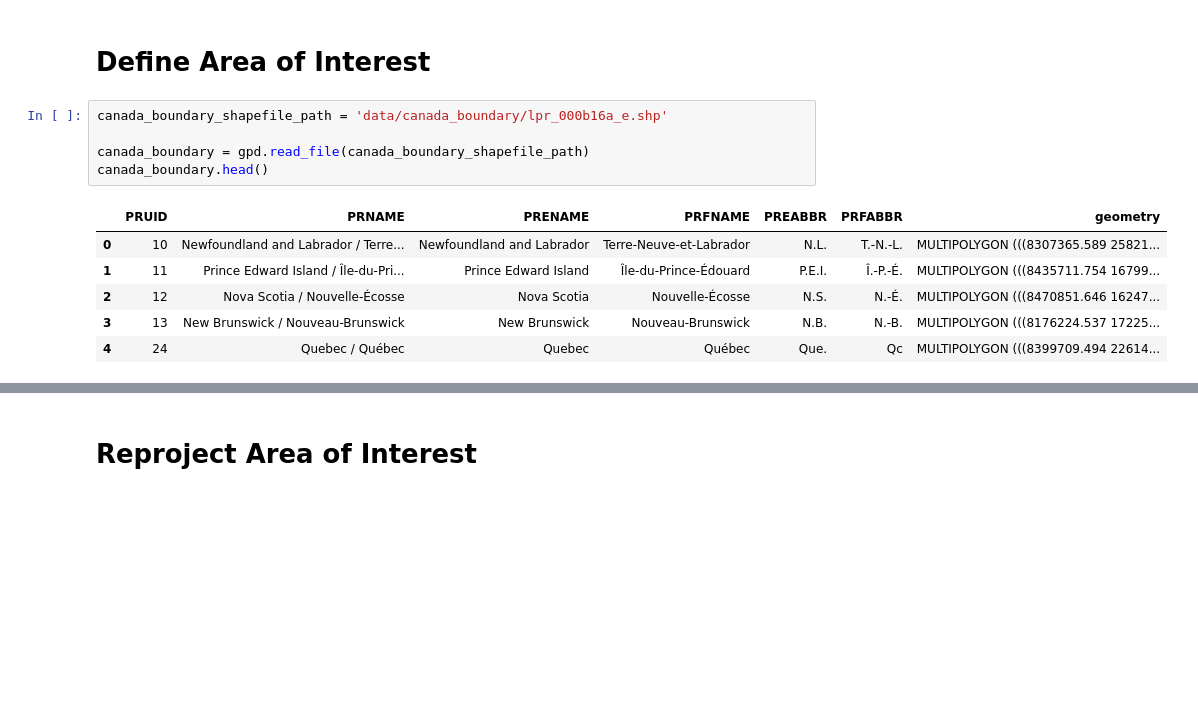
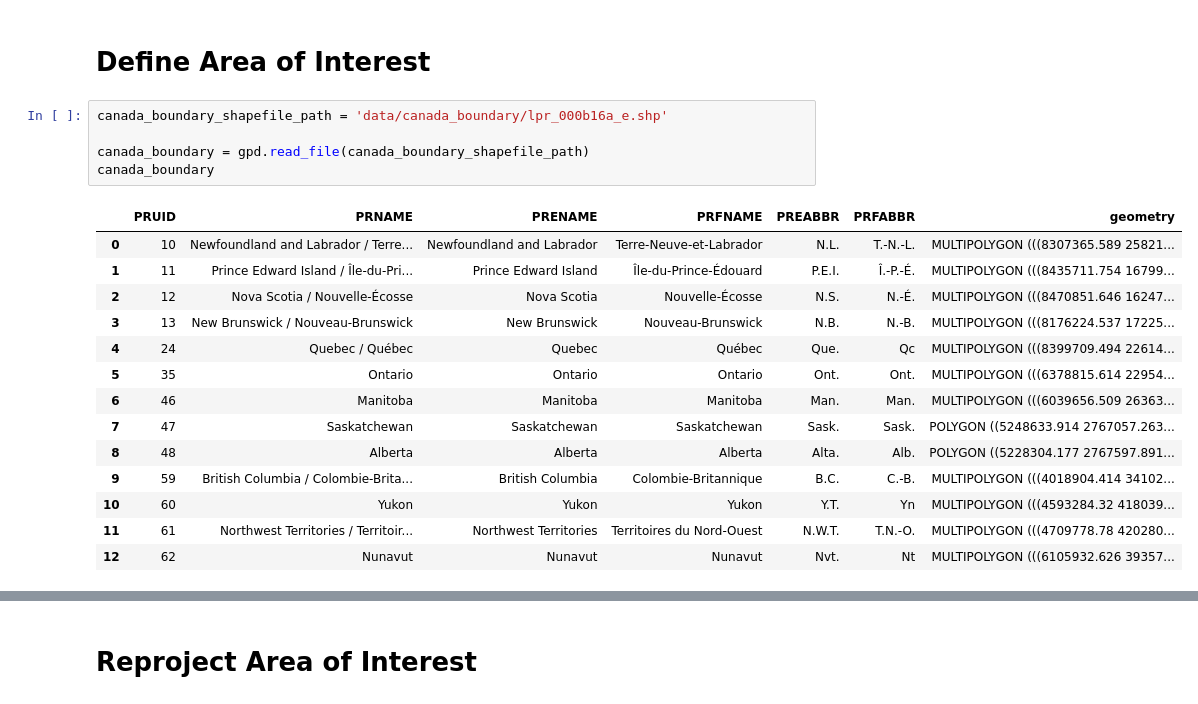
Before and after one commit to AlexandreBrown/WildfirePrediction, a Jupyter notebook: download_data.ipynb, the cells around one changed output, grey strips where cells are left out. Saved outputs shown, nothing was run; the diff lists cells and outputs as text; blank space fills up the shorter version.

```diff
--- a/download_data.ipynb
+++ b/download_data.ipynb
@@ -208,14 +212,22 @@ pprint(list(projs.keys()))
 # %%
 canada_boundary_shapefile_path = 'data/canada_boundary/lpr_000b16a_e.shp'
 
 canada_boundary = gpd.read_file(canada_boundary_shapefile_path)
-canada_boundary.head()
+canada_boundary
 # %% [output]
 |  | PRUID | PRNAME | PRENAME | PRFNAME | PREABBR | PRFABBR | geometry |
 | 0 | 10 | Newfoundland and Labrador / Terre... | Newfoundland and Labrador | Terre-Neuve-et-Labrador | N.L. | T.-N.-L. | MULTIPOLYGON (((8307365.589 25821... |
 | 1 | 11 | Prince Edward Island / Île-du-Pri... | Prince Edward Island | Île-du-Prince-Édouard | P.E.I. | Î.-P.-É. | MULTIPOLYGON (((8435711.754 16799... |
 | 2 | 12 | Nova Scotia / Nouvelle-Écosse | Nova Scotia | Nouvelle-Écosse | N.S. | N.-É. | MULTIPOLYGON (((8470851.646 16247... |
 | 3 | 13 | New Brunswick / Nouveau-Brunswick | New Brunswick | Nouveau-Brunswick | N.B. | N.-B. | MULTIPOLYGON (((8176224.537 17225... |
 | 4 | 24 | Quebec / Québec | Quebec | Québec | Que. | Qc | MULTIPOLYGON (((8399709.494 22614... |
+| 5 | 35 | Ontario | Ontario | Ontario | Ont. | Ont. | MULTIPOLYGON (((6378815.614 22954... |
+| 6 | 46 | Manitoba | Manitoba | Manitoba | Man. | Man. | MULTIPOLYGON (((6039656.509 26363... |
+| 7 | 47 | Saskatchewan | Saskatchewan | Saskatchewan | Sask. | Sask. | POLYGON ((5248633.914 2767057.263... |
+| 8 | 48 | Alberta | Alberta | Alberta | Alta. | Alb. | POLYGON ((5228304.177 2767597.891... |
+| 9 | 59 | British Columbia / Colombie-Brita... | British Columbia | Colombie-Britannique | B.C. | C.-B. | MULTIPOLYGON (((4018904.414 34102... |
+| 10 | 60 | Yukon | Yukon | Yukon | Y.T. | Yn | MULTIPOLYGON (((4593284.32 418039... |
+| 11 | 61 | Northwest Territories / Territoir... | Northwest Territories | Territoires du Nord-Ouest | N.W.T. | T.N.-O. | MULTIPOLYGON (((4709778.78 420280... |
+| 12 | 62 | Nunavut | Nunavut | Nunavut | Nvt. | Nt | MULTIPOLYGON (((6105932.626 39357... |
 # %%
 print(f"Number of coordinates : {canada_boundary.count_coordinates().sum():,}")
```
Also changed, not shown: parts of 17 cells of this notebook.
